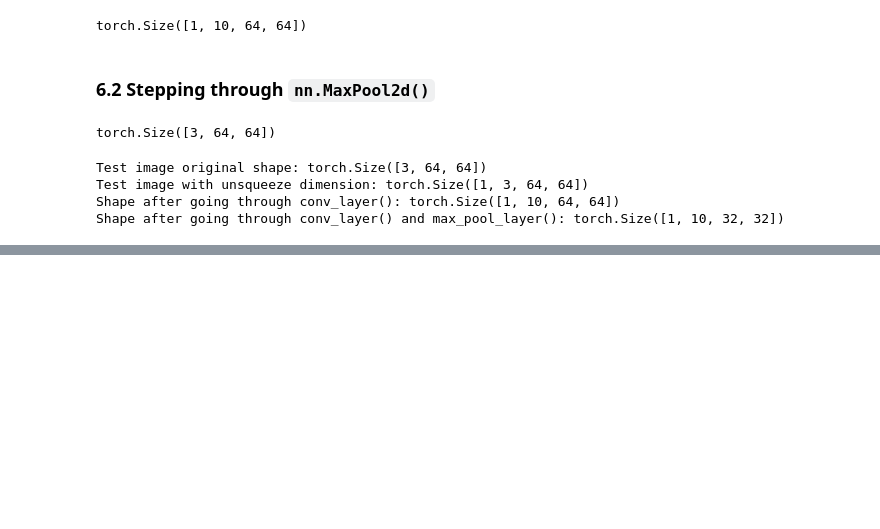
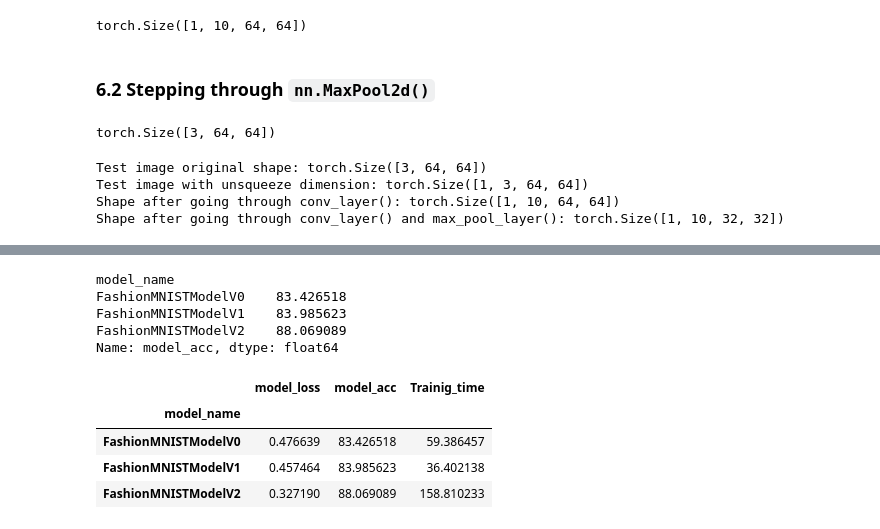
Before and after one commit to zahra-sharifzadeh/pytorch, a Jupyter notebook: 03_PyTorch_Computer_Vision.ipynb, the cells around one changed output, grey strips where cells are left out. Cells and saved outputs as stored; diff of their text form; code cells hidden in the pictures; blank space fills up the shorter version.

```diff
--- a/03_PyTorch_Computer_Vision.ipynb
+++ b/03_PyTorch_Computer_Vision.ipynb
@@ -952,0 +1109,16 @@ Shape after going through conv_layer() and max_pool_layer(): torch.Size([1, 10,
+# %%
+compare_results.set_index("model_name")["model_acc"]
+# %% [output]
+model_name
+FashionMNISTModelV0    83.426518
+FashionMNISTModelV1    83.985623
+FashionMNISTModelV2    88.069089
+Name: model_acc, dtype: float64
+# %%
+compare_results.set_index("model_name")
+# %% [output]
+|  | model_loss | model_acc | Trainig_time |
+| model_name |  |  |  |
+| FashionMNISTModelV0 | 0.476639 | 83.426518 | 59.386457 |
+| FashionMNISTModelV1 | 0.457464 | 83.985623 | 36.402138 |
+| FashionMNISTModelV2 | 0.327190 | 88.069089 | 158.810233 |
```
Also changed, not shown: parts of 35 cells of this notebook.
